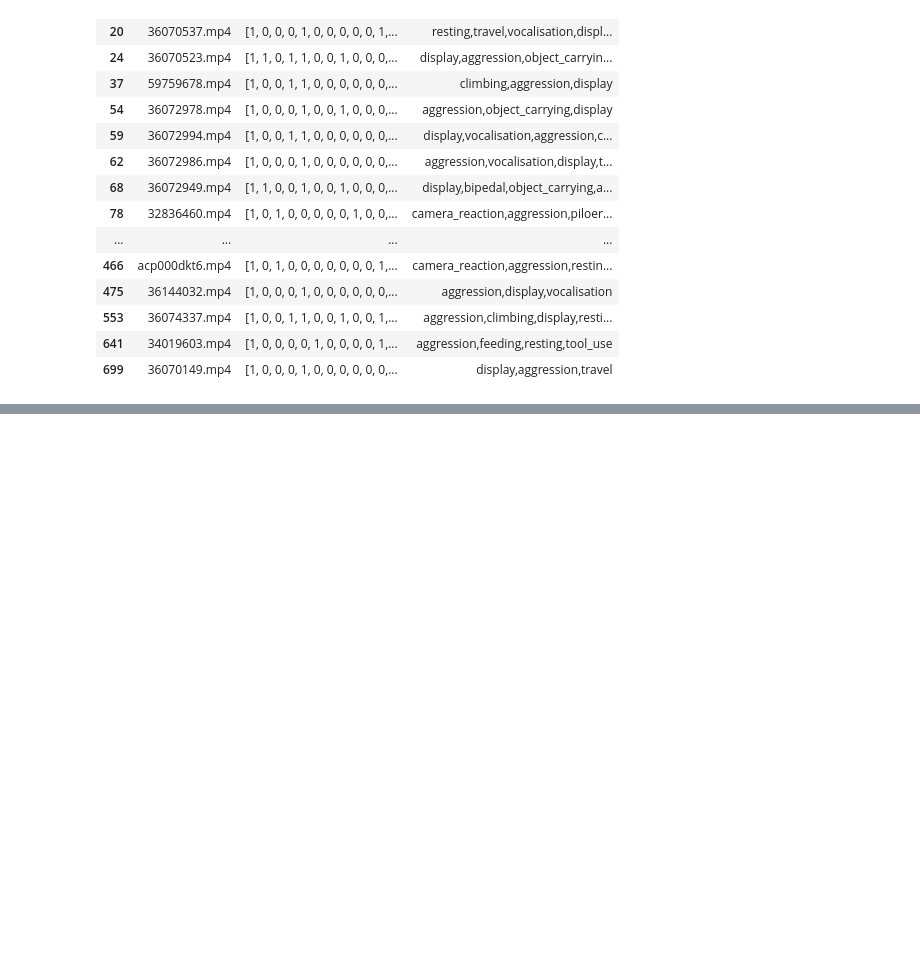
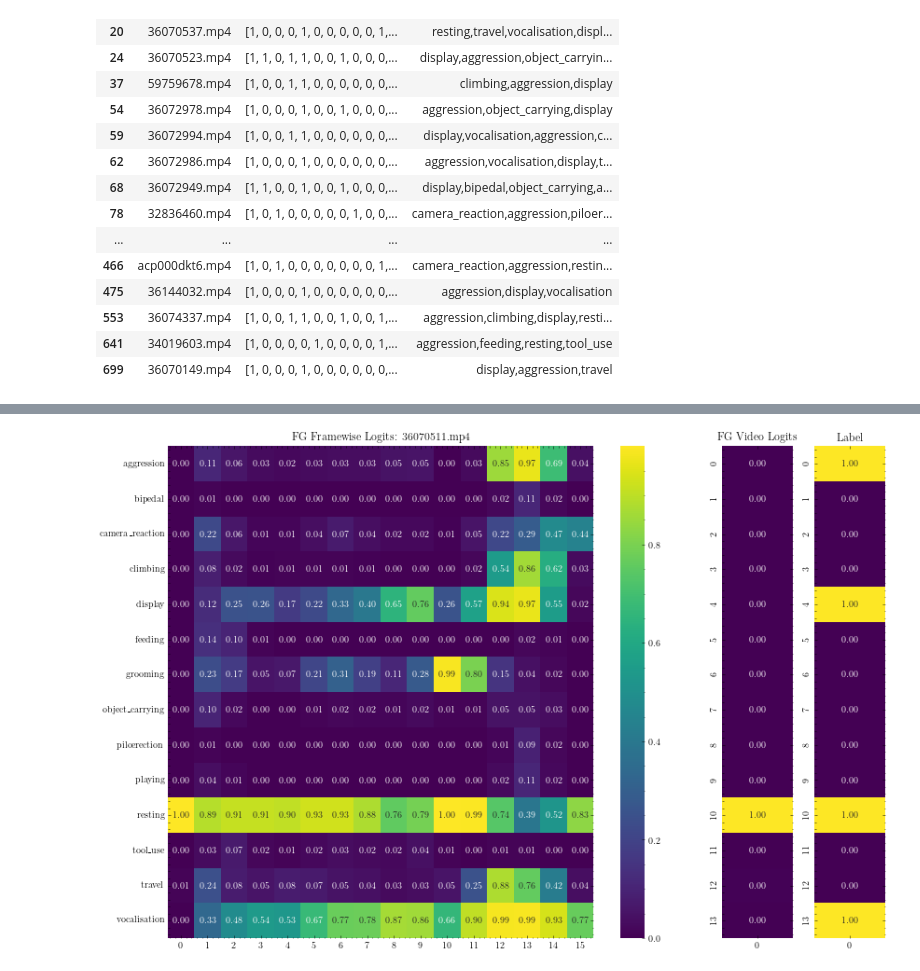
Before and after one commit to obrookes/imslowfast, a Jupyter notebook: notebooks/__temporal_masking_with_bg.ipynb, the cells around one changed output, grey strips where cells are left out. Saved outputs shown, nothing was run; the diff lists cells and outputs as text; code cells hidden in the pictures; blank space fills up the shorter version.

```diff
--- a/notebooks/__temporal_masking_with_bg.ipynb
+++ b/notebooks/__temporal_masking_with_bg.ipynb
@@ -237,0 +249,89 @@ for i, (fg_sample, bg_sample, fg_name, bg_name, label) in enumerate(
+# %%
+fg_fewshot_train = torch.load(
+    "/home/dl18206/Desktop/phd/code/personal/facebook/slowfast/dataset/results/r50_e100_fg_few_shot_train.pkl"
+)
+# %%
+sample_dict = {}
+
+for j, (fg_sample, fg_name, label) in enumerate(
+    zip(
+        fg_fewshot_train["feat_maps"],
+        fg_fewshot_train["names"],
+        fg_fewshot_train["labels"],
+    )
+):
+
+    fg_framewise_features = (
+        extract_framewise_features(fg_sample, t=16)
+        .squeeze(0)
+        .permute(2, 1, 0)
+        .squeeze(0)
+    )
+
+    # Framewise logits
+    fg_framewise_logits = []
+    for feat in fg_framewise_features:
+        fg_framewise_logits.append(torch.sigmoid(classifier(feat).detach()).numpy())
+    fg_framewise_logits = np.array(fg_framewise_logits)
+
+    # Video feats
+    fg_video_features = F.adaptive_max_pool2d(
+        fg_framewise_features.unsqueeze(0), (1, 2048)
+    ).squeeze(0)
+
+    # fg_video_features = F.adaptive_avg_pool3d(fg_sample, (1, 1, 1))
+    fg_video_features = torch.flatten(fg_video_features, start_dim=1)
+
+    # Video logits
+    fg_video_logits = torch.sigmoid(classifier(fg_video_features)).detach().numpy()
+    fg_video_logits = np.array(fg_video_logits)
+
+    sample_dict[fg_name[0]] = dict(
+        fg_framewise_features=fg_framewise_features,
+        fg_framewise_logits=fg_framewise_logits,
+        fg_video_logits=fg_video_logits,
+    )
+
+    # Plot fg and bg frame-wise logits
+    fig, ax = plt.subplots(
+        1, 3, figsize=(12, 8), gridspec_kw={"width_ratios": [1.5, 0.2, 0.2]}
+    )
+    sns.heatmap(
+        fg_framewise_logits.T,
+        cmap="viridis",
+        annot=True,
+        yticklabels=behaviours,
+        fmt=".2f",
+        ax=ax[0],
+    )
+
+    sns.heatmap(
+        fg_video_logits.T,
+        cmap="viridis",
+        annot=True,
+        ax=ax[1],
+        fmt=".2f",
+        cbar=False,
+    )
+
+    sns.heatmap(
+        label.unsqueeze(0).T,
+        cmap="viridis",
+        annot=True,
+        fmt=".2f",
+        ax=ax[2],
+        cbar=False,
+    )
+
+    ax[0].title.set_text(f"FG Framewise Logits: {fg_name}")
+    ax[1].title.set_text(f"FG Video Logits")
+    ax[2].title.set_text("Label")
+
+    plt.tight_layout()
+
+    plt.show()
+
+    if j == 10:
+        break
+# %% [output]
+[figure, added]
```
Also changed, not shown: parts of 30 cells of this notebook, 1 other file.
